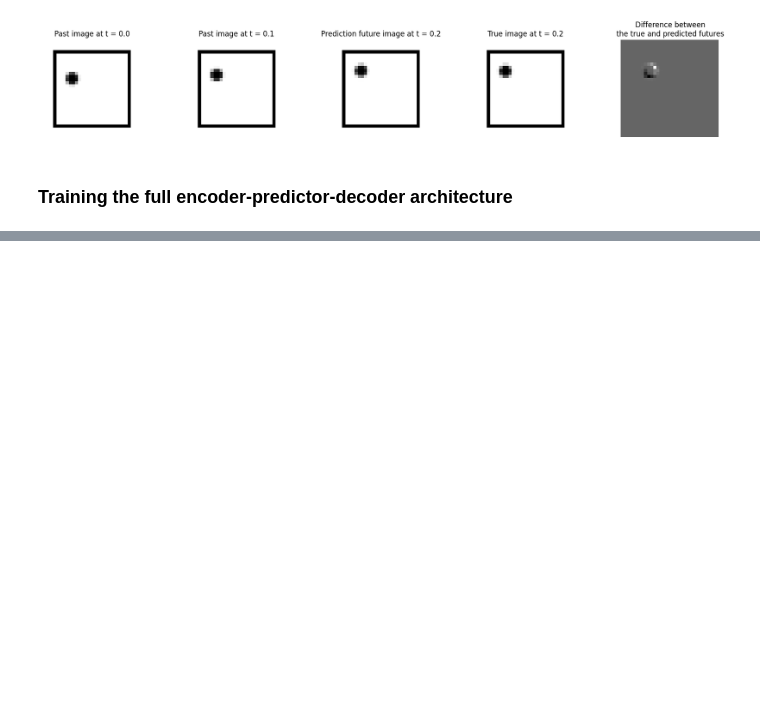
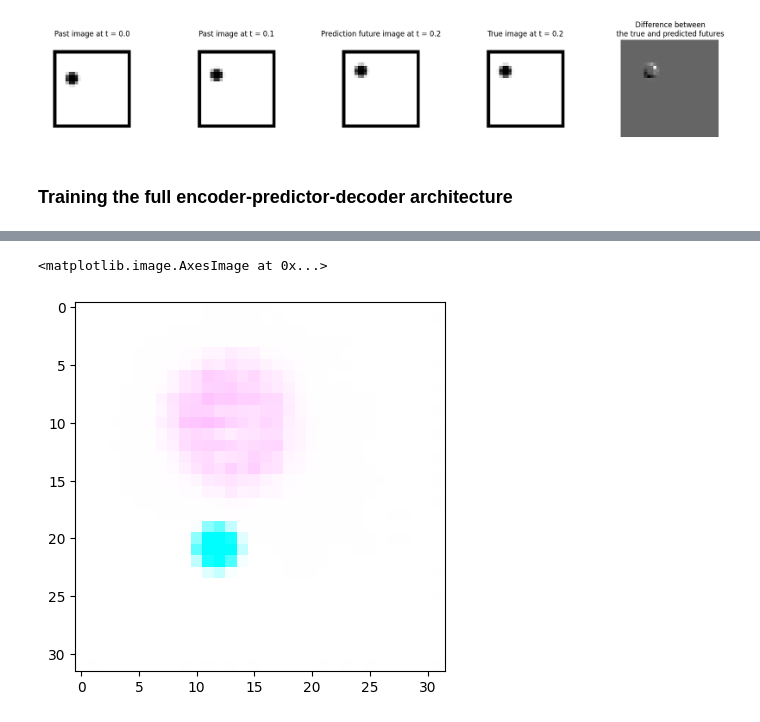
Before and after one commit to aremondtiedrez/pythia, a Jupyter notebook: demo.ipynb, the cells around one changed output, grey strips where cells are left out. Saved outputs shown, nothing was run; the diff lists cells and outputs as text; code cells hidden in the pictures; blank space fills up the shorter version.

```diff
--- a/demo.ipynb
+++ b/demo.ipynb
@@ -332,5 +340,14 @@ plt.show()
 # %%
 from matplotlib.animation import FuncAnimation
+# %%
+plt.imshow(np.concat([
+    truth[-1],
+    predictions[-1],
+    np.ones(shape=truth.shape[1:]),
+], axis=-1))
+# %% [output]
+<matplotlib.image.AxesImage at 0x...>
+[figure, added]
 # %%
 def compare_visually_prediction_from_truth(image_data, predicted_image):
 
```
Also changed, not shown: parts of 8 cells of this notebook.
